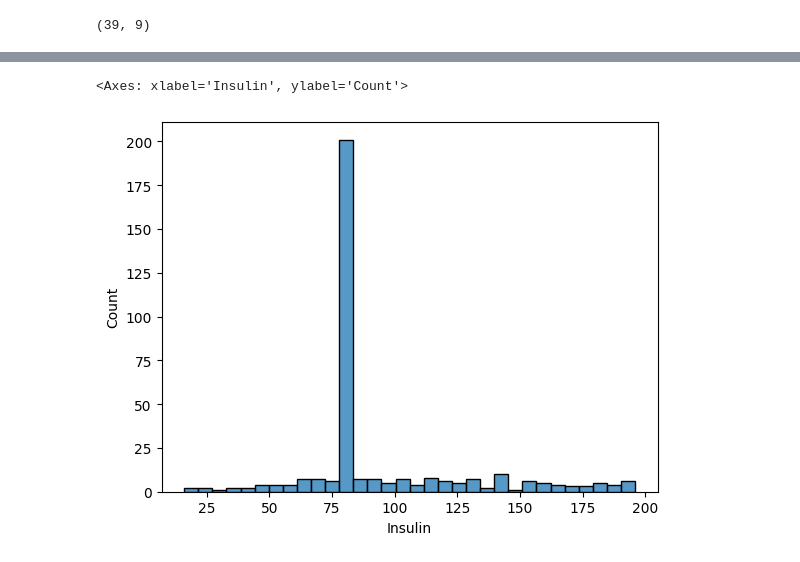
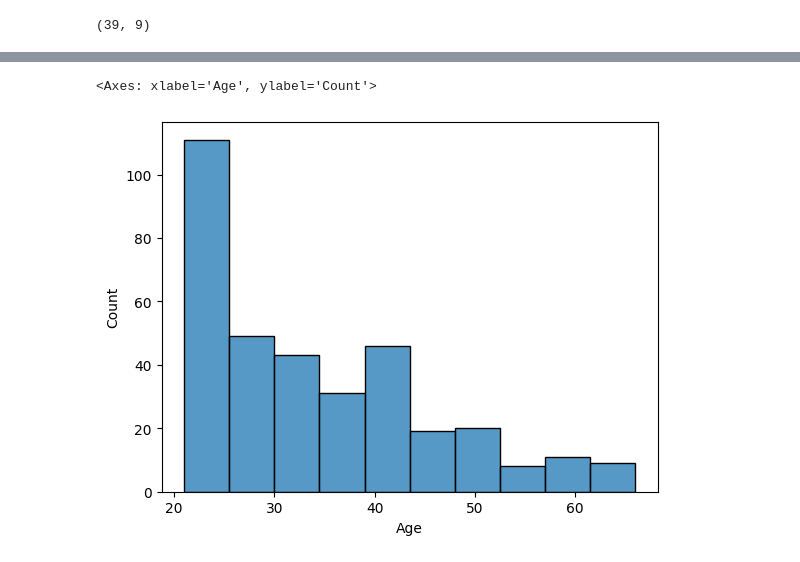
Before and after one commit to FeLipe-133/Trabajo-mate-para-cs, a Jupyter notebook: src/Preprocessing_Data/3_processing_dataset.ipynb, the cells around one changed output, grey strips where cells are left out. Cells and saved outputs as stored; diff of their text form; code cells hidden in the pictures.

```diff
--- a/src/Preprocessing_Data/3_processing_dataset.ipynb
+++ b/src/Preprocessing_Data/3_processing_dataset.ipynb
@@ -74,6 +64,6 @@ response = X_train["Outcome"]
 X_values = X_train.drop(columns=["Outcome"])
 # %%
 X_values_to_standarize = X_values[['Pregnancies', 'Glucose', 'BloodPressure', 'SkinThickness', 'Insulin',
-       'BMI', 'DiabetesPedigreeFunction']]
+       'BMI', 'DiabetesPedigreeFunction', 'Age']]
 X_values_to_standarize
 # %% [output]
@@ -105,5 +95,5 @@ X_values_to_standarize.describe()
 # %%
-sns.histplot(data = X_values_to_standarize, x='Insulin')
+sns.histplot(data = X_values_to_standarize, x='Age')
 # %% [output]
-<Axes: xlabel='Insulin', ylabel='Count'>
+<Axes: xlabel='Age', ylabel='Count'>
-[figure, old version]
+[figure, new version]
```
Also changed, not shown: parts of 9 cells of this notebook, 2 other files.
